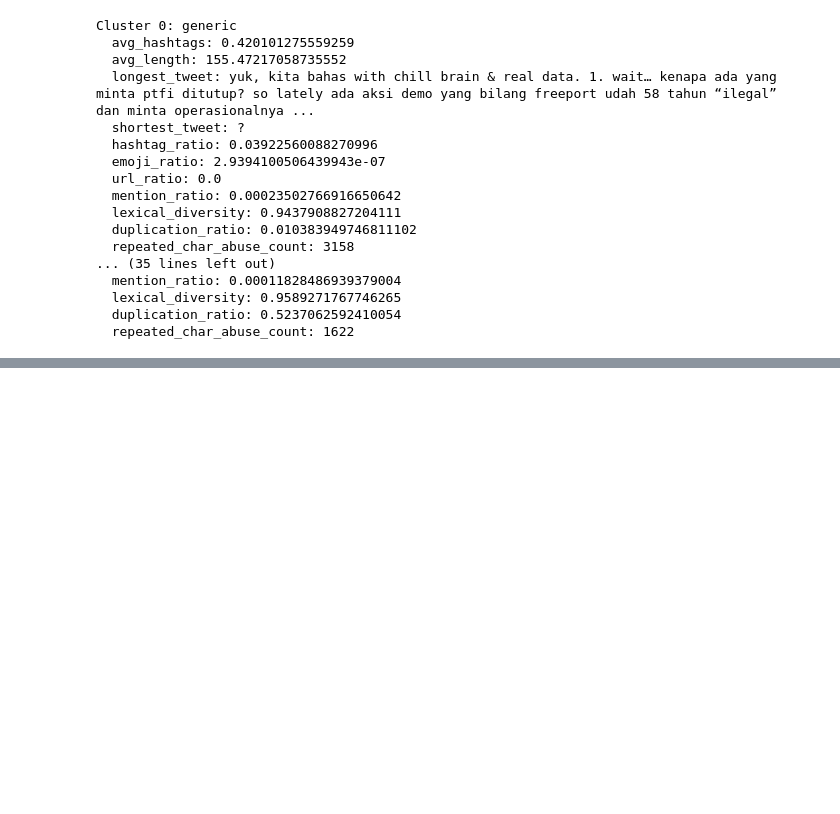
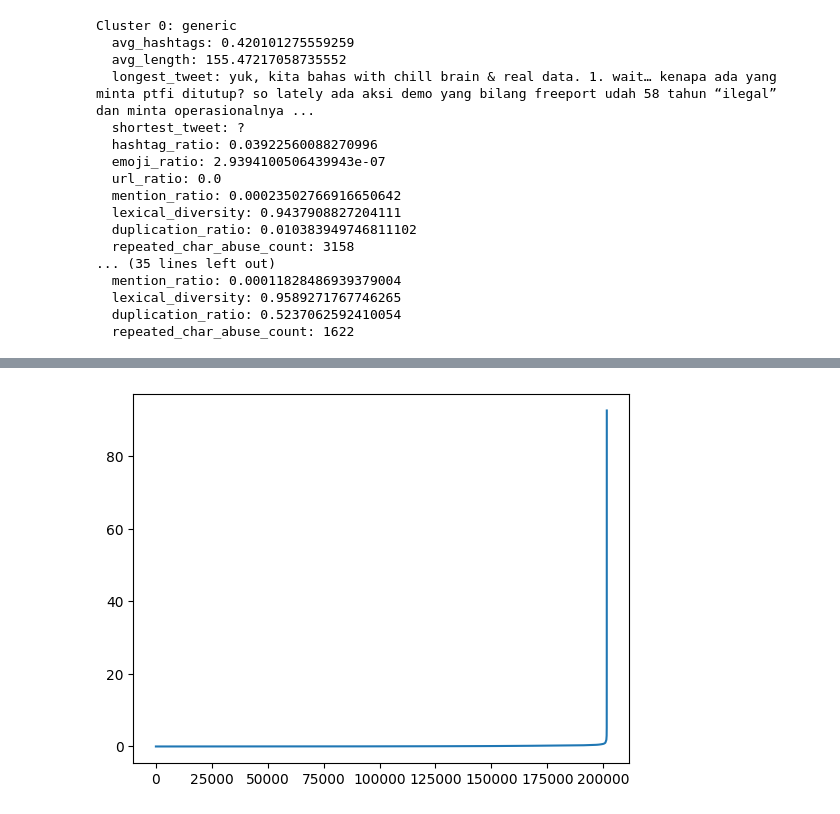
Before and after one commit to SorataBaka/2025-graduation-research, a Jupyter notebook: clustering/bucketing.ipynb, the cells around one changed output, grey strips where cells are left out. Drawn from its saved outputs; the diff is of its cells as text; code cells hidden in the pictures; blank space fills up the shorter version.

```diff
--- a/clustering/bucketing.ipynb
+++ b/clustering/bucketing.ipynb
@@ -104,6 +108,23 @@ with open("out/cleaned-with-reduced-embed.jsonl", "a", encoding="utf-8") as fl:
   for obj, embeds in zip(rawjson, reduced_embeddings):
     obj["embeds"] = embeds.tolist()
     fl.write(json.dumps(obj) + "\n")
+# %%
+import re
+import emoji
+import numpy as np
+
+def extract_structural_features(tweet):
+  length = len(tweet)
+  num_hashtags = tweet.count("#")
+  num_mentions = tweet.count("@")
+  num_urls = len(re.findall(r"http\S+", tweet))
+  num_emojis = len([c for c in tweet if c in emoji.EMOJI_DATA])
+  num_upper = sum(1 for c in tweet if c.isupper())
+  num_punct = len(re.findall(r"[^\w\s]", tweet))
+  avg_word_len = np.mean([len(w) for w in tweet.split()]) if tweet.split() else 0
+
+  return [length, num_hashtags, num_mentions, num_urls,
+          num_emojis, num_upper, num_punct, avg_word_len]
 # %% [markdown]
 # Utilize DBSCAN
 # %%
@@ -409,0 +451,15 @@ with open("out/cleaned-with-labels-1.json", 'w', encoding="utf-8") as f:
+# %%
+import numpy as np
+feature_array = []
+for doc in document:
+  features = extract_structural_features(doc["content"])
+  feature_array.append(features)
+# %%
+from sklearn.preprocessing import StandardScaler
+import numpy as np
+scaler = StandardScaler()
+np_feature_array = np.array(feature_array)
+feature_array_scaled = scaler.fit_transform(np_feature_array)
+
+for doc in feature_array_scaled[:10]:
+  print(doc)
@@ -409,0 +487,13 @@ with open("out/cleaned-with-labels-1.json", 'w', encoding="utf-8") as f:
+# %%
+from sklearn.neighbors import NearestNeighbors
+import matplotlib.pyplot as plt
+import numpy as np
+
+neigh = NearestNeighbors(n_neighbors=5)
+nbrs = neigh.fit(feature_array_scaled)
+distances, _ = nbrs.kneighbors(feature_array_scaled)
+distances = np.sort(distances[:, 4])
+plt.plot(distances)
+plt.show()
+# %% [output]
+[figure, added]
```
Also changed, not shown: parts of 9 cells of this notebook, 7 other files.
